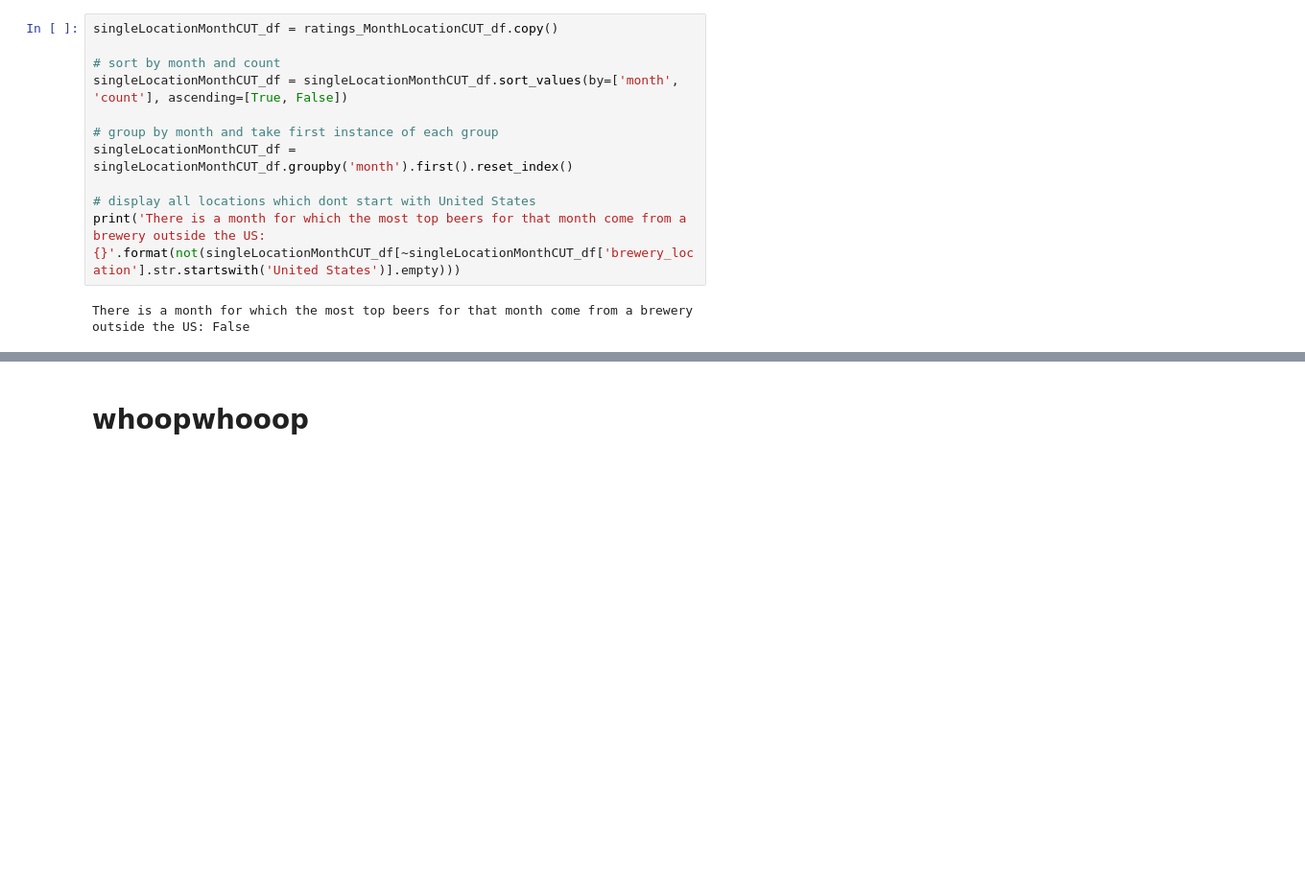
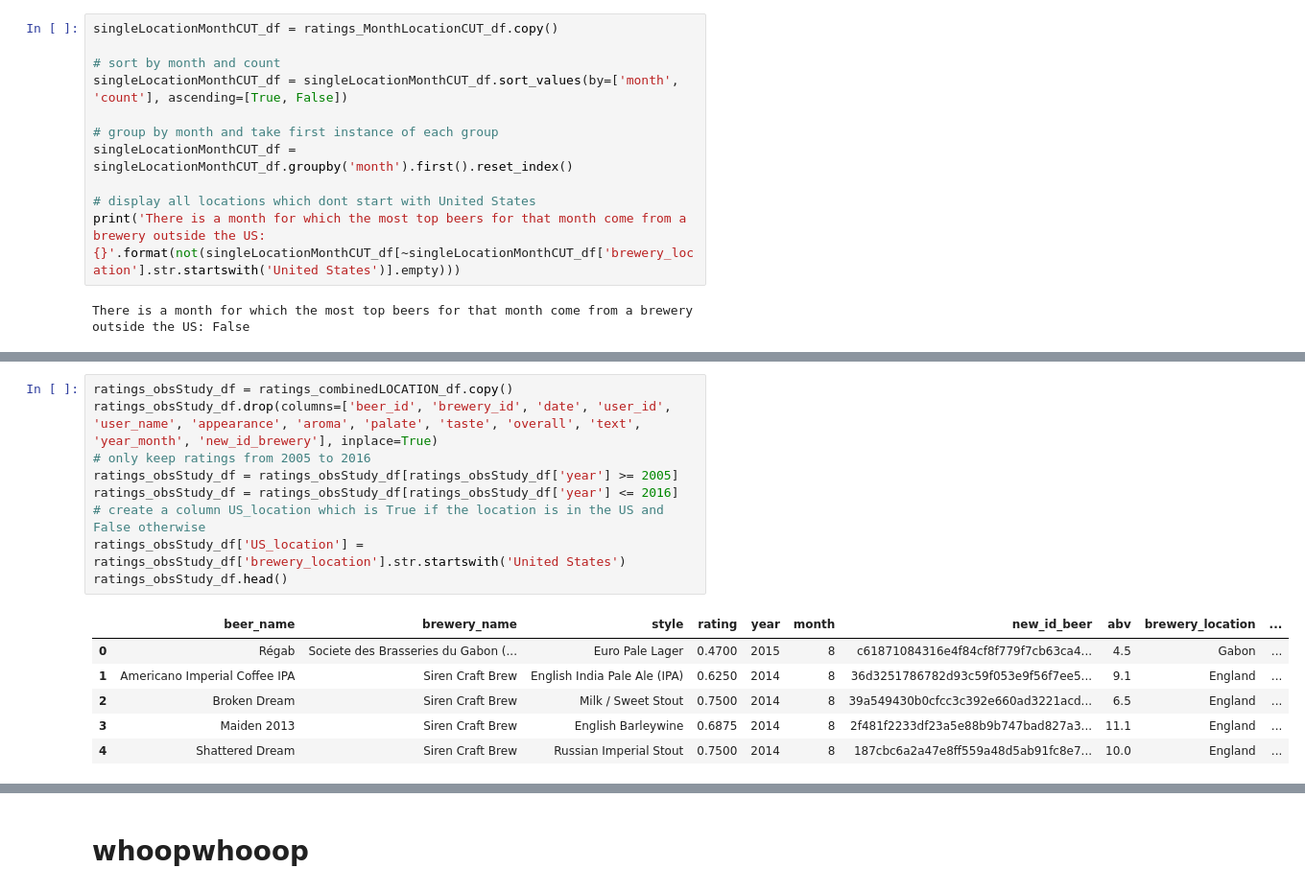
Before and after one commit to epfl-ada/ada-2023-project-datababes, a Jupyter notebook: eda2ALEX_location.ipynb, the cells around one changed output, grey strips where cells are left out. Shown at 96% size. Cells and saved outputs as stored; diff of their text form; blank space fills up the shorter version.

```diff
--- a/eda2ALEX_location.ipynb
+++ b/eda2ALEX_location.ipynb
@@ -1342,0 +1362,16 @@ If we perform a linear regression for the rating as function of the location of
+# %%
+ratings_obsStudy_df = ratings_combinedLOCATION_df.copy()
+ratings_obsStudy_df.drop(columns=['beer_id', 'brewery_id', 'date', 'user_id', 'user_name', 'appearance', 'aroma', 'palate', 'taste', 'overall', 'text', 'year_month', 'new_id_brewery'], inplace=True)
+# only keep ratings from 2005 to 2016
+ratings_obsStudy_df = ratings_obsStudy_df[ratings_obsStudy_df['year'] >= 2005]
+ratings_obsStudy_df = ratings_obsStudy_df[ratings_obsStudy_df['year'] <= 2016]
+# create a column US_location which is True if the location is in the US and False otherwise
+ratings_obsStudy_df['US_location'] = ratings_obsStudy_df['brewery_location'].str.startswith('United States')
+ratings_obsStudy_df.head()
+# %% [output]
+|  | beer_name | brewery_name | style | rating | year | month | new_id_beer | abv | brewery_location | ... |
+| 0 | Régab | Societe des Brasseries du Gabon (... | Euro Pale Lager | 0.4700 | 2015 | 8 | c61871084316e4f84cf8f779f7cb63ca4... | 4.5 | Gabon | ... |
+| 1 | Americano Imperial Coffee IPA | Siren Craft Brew | English India Pale Ale (IPA) | 0.6250 | 2014 | 8 | 36d3251786782d93c59f053e9f56f7ee5... | 9.1 | England | ... |
+| 2 | Broken Dream | Siren Craft Brew | Milk / Sweet Stout | 0.7500 | 2014 | 8 | 39a549430b0cfcc3c392e660ad3221acd... | 6.5 | England | ... |
+| 3 | Maiden 2013 | Siren Craft Brew | English Barleywine | 0.6875 | 2014 | 8 | 2f481f2233df23a5e88b9b747bad827a3... | 11.1 | England | ... |
+| 4 | Shattered Dream | Siren Craft Brew | Russian Imperial Stout | 0.7500 | 2014 | 8 | 187cbc6a2a47e8ff559a48d5ab91fc8e7... | 10.0 | England | ... |
```
Also changed, not shown: parts of 28 cells of this notebook.
